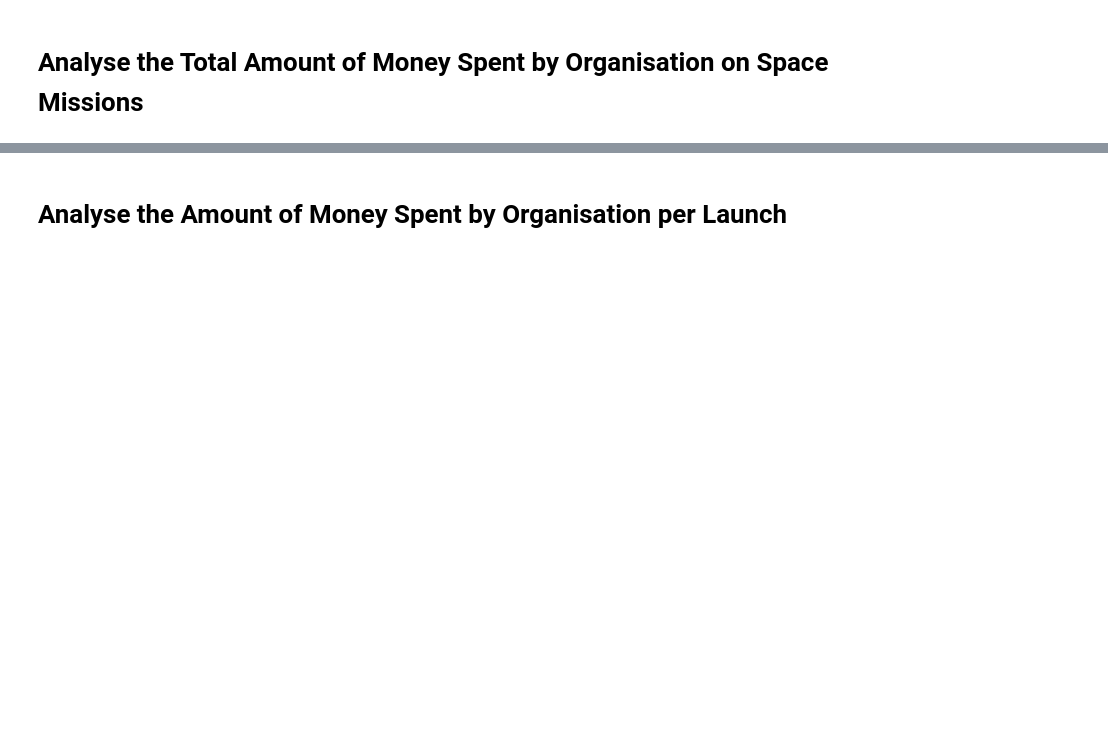
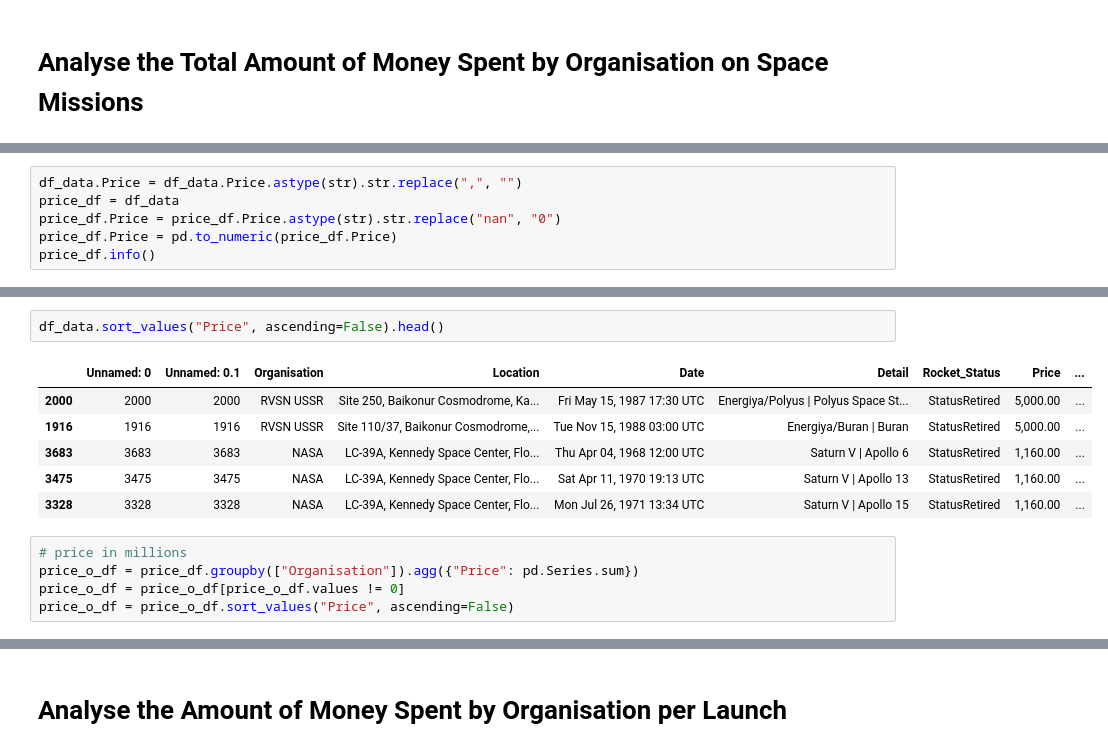
Before and after one commit to nkp1111/python-projects, a Jupyter notebook: 18.analyse_and_visualise_the_space_race/Space_Missions_Analysis_(start).ipynb, the cells around one changed output, grey strips where cells are left out. Saved outputs shown, nothing was run; the diff lists cells and outputs as text; blank space fills up the shorter version.

```diff
--- a/18.analyse_and_visualise_the_space_race/Space_Missions_Analysis_(start).ipynb
+++ b/18.analyse_and_visualise_the_space_race/Space_Missions_Analysis_(start).ipynb
@@ -580,0 +619,6 @@ clean_df.head(3)
+# %%
+df_data.Price = df_data.Price.astype(str).str.replace(",", "")
+price_df = df_data
+price_df.Price = price_df.Price.astype(str).str.replace("nan", "0")
+price_df.Price = pd.to_numeric(price_df.Price)
+price_df.info()
@@ -580,0 +642,14 @@ clean_df.head(3)
+# %%
+df_data.sort_values("Price", ascending=False).head()
+# %% [output]
+|  | Unnamed: 0 | Unnamed: 0.1 | Organisation | Location | Date | Detail | Rocket_Status | Price | ... |
+| 2000 | 2000 | 2000 | RVSN USSR | Site 250, Baikonur Cosmodrome, Ka... | Fri May 15, 1987 17:30 UTC | Energiya/Polyus | Polyus Space St... | StatusRetired | 5,000.00 | ... |
+| 1916 | 1916 | 1916 | RVSN USSR | Site 110/37, Baikonur Cosmodrome,... | Tue Nov 15, 1988 03:00 UTC | Energiya/Buran | Buran | StatusRetired | 5,000.00 | ... |
+| 3683 | 3683 | 3683 | NASA | LC-39A, Kennedy Space Center, Flo... | Thu Apr 04, 1968 12:00 UTC | Saturn V | Apollo 6 | StatusRetired | 1,160.00 | ... |
+| 3475 | 3475 | 3475 | NASA | LC-39A, Kennedy Space Center, Flo... | Sat Apr 11, 1970 19:13 UTC | Saturn V | Apollo 13 | StatusRetired | 1,160.00 | ... |
+| 3328 | 3328 | 3328 | NASA | LC-39A, Kennedy Space Center, Flo... | Mon Jul 26, 1971 13:34 UTC | Saturn V | Apollo 15 | StatusRetired | 1,160.00 | ... |
+# %%
+# price in millions
+price_o_df = price_df.groupby(["Organisation"]).agg({"Price": pd.Series.sum})
+price_o_df = price_o_df[price_o_df.values != 0]
+price_o_df = price_o_df.sort_values("Price", ascending=False)
```
Also changed, not shown: parts of 12 cells of this notebook.
